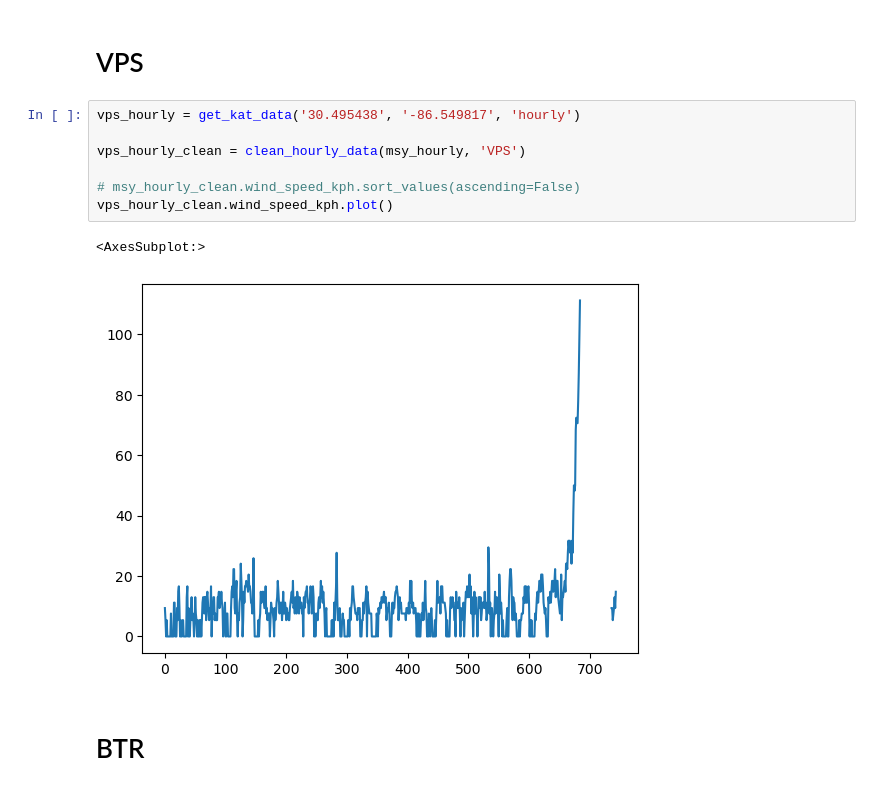
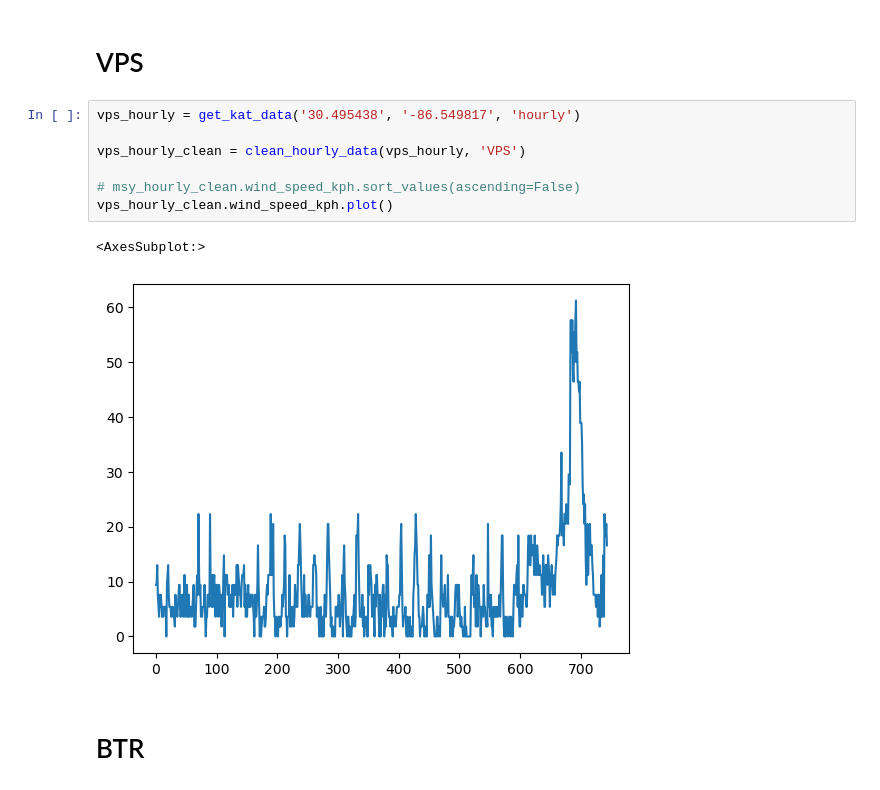
Before and after one commit to DanielSchuster259/sql-api-project-weather-flights, a Jupyter notebook: daniels.ipynb, the cells around one changed output. Cells and saved outputs as stored; diff of their text form.

```diff
--- a/daniels.ipynb
+++ b/daniels.ipynb
@@ -194,13 +193,13 @@ msy_hourly_clean.wind_speed_kph.plot()
 # %%
 vps_hourly = get_kat_data('30.495438', '-86.549817', 'hourly')
 
-vps_hourly_clean = clean_hourly_data(msy_hourly, 'VPS')
+vps_hourly_clean = clean_hourly_data(vps_hourly, 'VPS')
 
 # msy_hourly_clean.wind_speed_kph.sort_values(ascending=False)
 vps_hourly_clean.wind_speed_kph.plot()
 # %% [output]
 <AxesSubplot:>
-[figure, old version]
+[figure, new version]
 # %% [markdown]
 # BTR
 # %%
```
Also changed, not shown: parts of 20 cells of this notebook, 2 other files.
